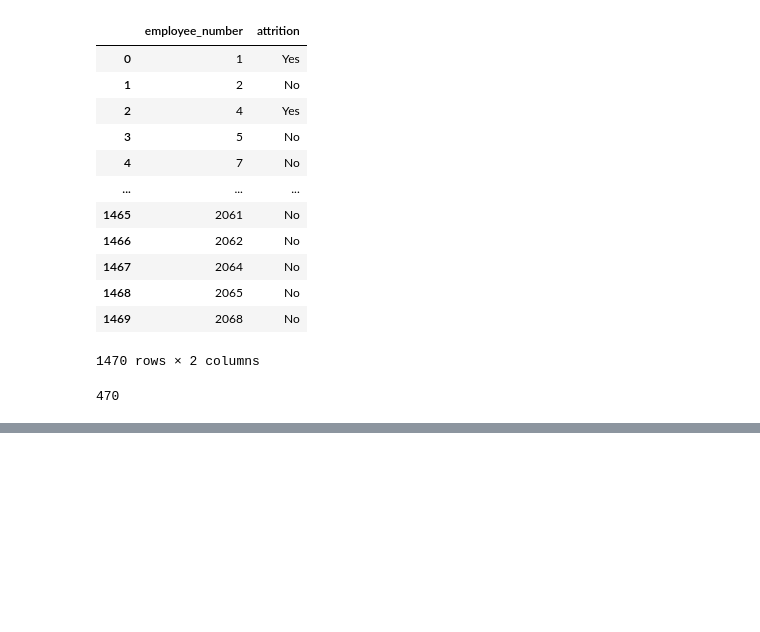
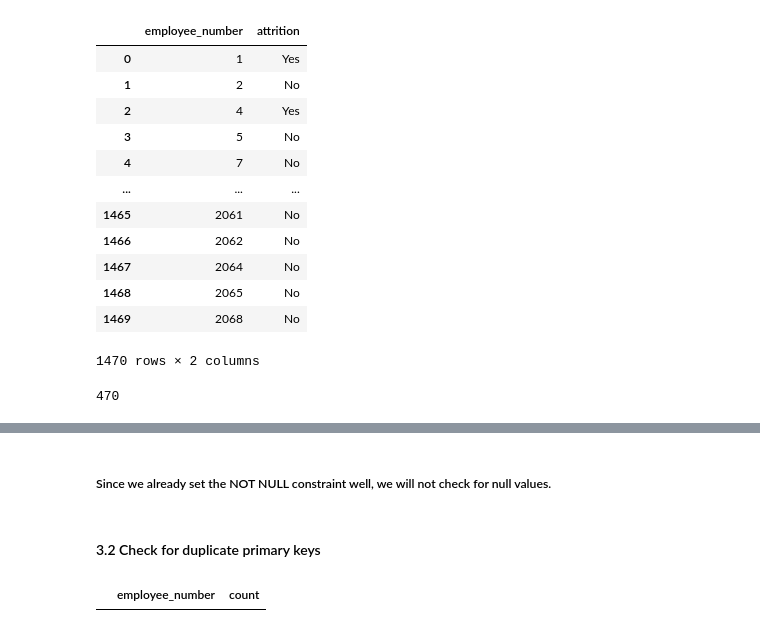
Before and after one commit to XiangdongWang3/hr-etl-pipeline, a Jupyter notebook: M.S. of AA/APAN 5310 SQL/5310_Project/5310_ETL.ipynb, the cells around one changed output, grey strips where cells are left out. Drawn from its saved outputs; the diff is of its cells as text; code cells hidden in the pictures; blank space fills up the shorter version.

```diff
--- a/M.S. of AA/APAN 5310 SQL/5310_Project/5310_ETL.ipynb
+++ b/M.S. of AA/APAN 5310 SQL/5310_Project/5310_ETL.ipynb
@@ -679,0 +722,21 @@ attrition_status_df.to_sql(
+# %% [markdown]
+##### Since we already set the NOT NULL constraint well, we will not check for null values.
+# %% [markdown]
+#### 3.2 Check for duplicate primary keys
+# %%
+
+#This is an example
+stmt = """
+    SELECT employee_number, COUNT(*) AS count
+    FROM employees
+    GROUP BY employee_number
+    HAVING COUNT(*) > 1
+"""
+
+results = connection.execute(stmt).fetchall()
+duplicate = pd.DataFrame(results, columns=results[0].keys()) if results else pd.DataFrame(columns=['employee_number', 'count'])
+duplicate
+
+# If it is good, it should return none
+# %% [output]
+|  | employee_number | count |
```
Also changed, not shown: parts of 9 cells of this notebook.
